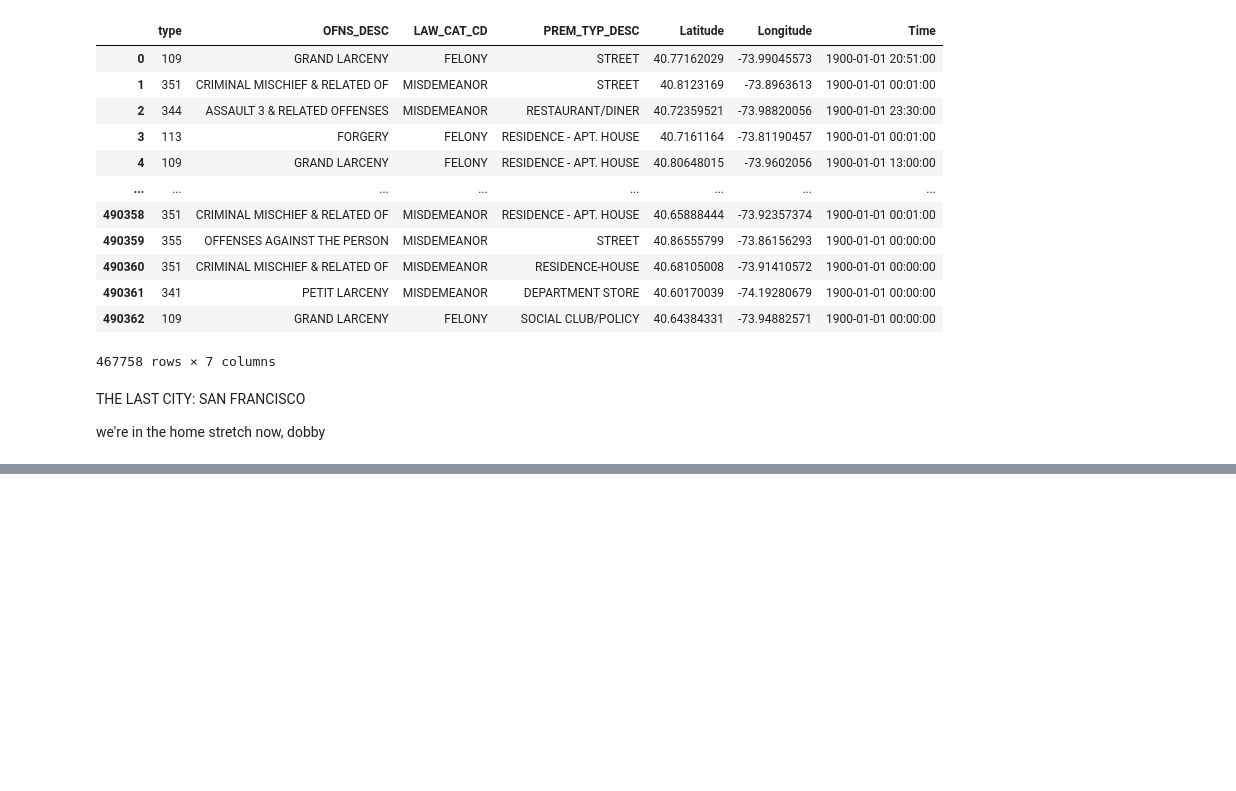
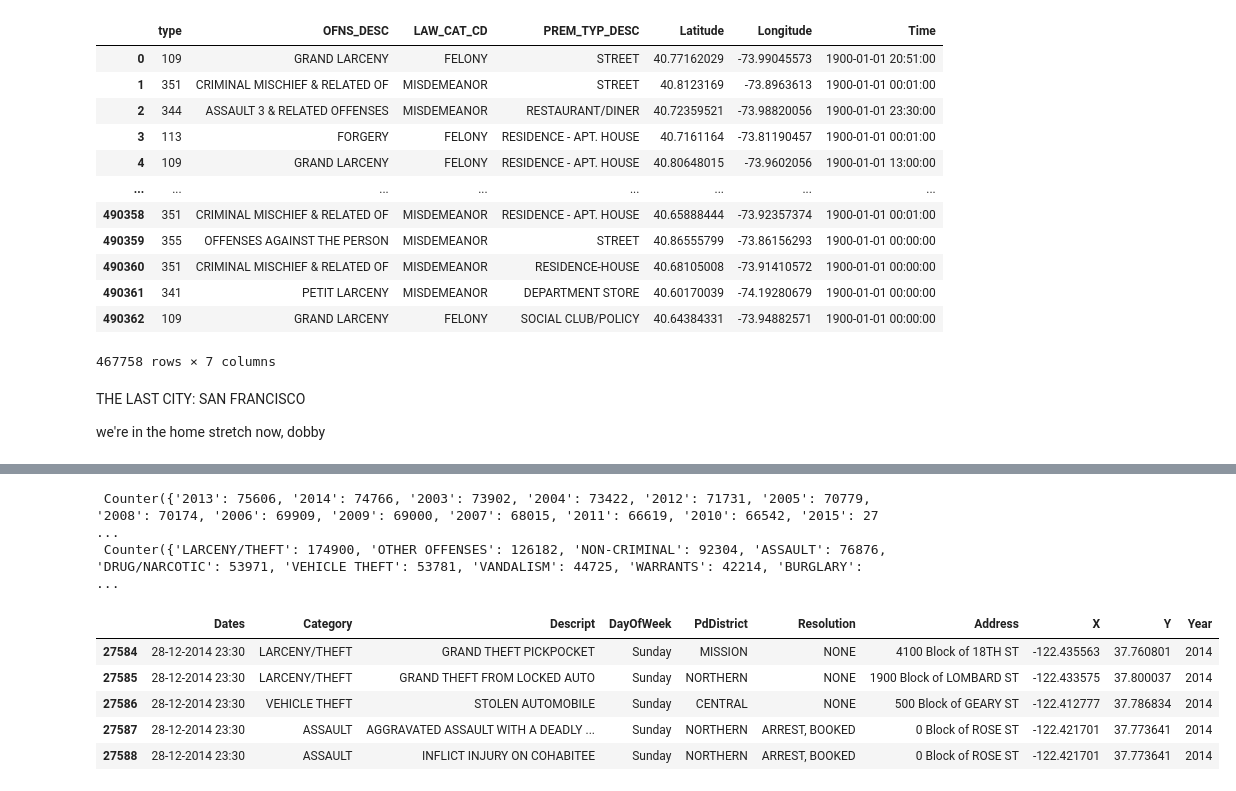
Before and after one commit to codermal7/nikolaj, a Jupyter notebook: cleaning experiemental notebook.ipynb, the cells around one changed output, grey strips where cells are left out. Saved outputs shown, nothing was run; the diff lists cells and outputs as text; code cells hidden in the pictures; blank space fills up the shorter version.

```diff
--- a/cleaning experiemental notebook.ipynb
+++ b/cleaning experiemental notebook.ipynb
@@ -327,3 +327,6 @@ f.close()
 THE LAST CITY: SAN FRANCISCO
 
 we're in the home stretch now, dobby
+# %%
+df = pd.read_csv('datasets/San FranciscoRAW.csv')
+df.head()
@@ -329,0 +340,18 @@ we're in the home stretch now, dobby
+# %%
+freq1 = Counter([i[6:10] for i in df['Dates']])
+freq2 = Counter(df['Category'])
+print('', freq1, '\n', freq2)
+# %% [output]
+ Counter({'2013': 75606, '2014': 74766, '2003': 73902, '2004': 73422, '2012': 71731, '2005': 70779, '2008': 70174, '2006': 69909, '2009': 69000, '2007': 68015, '2011': 66619, '2010': 66542, '2015': 27 ...
+ Counter({'LARCENY/THEFT': 174900, 'OTHER OFFENSES': 126182, 'NON-CRIMINAL': 92304, 'ASSAULT': 76876, 'DRUG/NARCOTIC': 53971, 'VEHICLE THEFT': 53781, 'VANDALISM': 44725, 'WARRANTS': 42214, 'BURGLARY': ...
+# %%
+df['Year'] = [i[6:10] for i in df['Dates']]
+yrdf = df.loc[(df['Year'] == '2013') | (df['Year'] == '2014')]
+yrdf.head()
+# %% [output]
+|  | Dates | Category | Descript | DayOfWeek | PdDistrict | Resolution | Address | X | Y | Year |
+| 27584 | 28-12-2014 23:30 | LARCENY/THEFT | GRAND THEFT PICKPOCKET | Sunday | MISSION | NONE | 4100 Block of 18TH ST | -122.435563 | 37.760801 | 2014 |
+| 27585 | 28-12-2014 23:30 | LARCENY/THEFT | GRAND THEFT FROM LOCKED AUTO | Sunday | NORTHERN | NONE | 1900 Block of LOMBARD ST | -122.433575 | 37.800037 | 2014 |
+| 27586 | 28-12-2014 23:30 | VEHICLE THEFT | STOLEN AUTOMOBILE | Sunday | CENTRAL | NONE | 500 Block of GEARY ST | -122.412777 | 37.786834 | 2014 |
+| 27587 | 28-12-2014 23:30 | ASSAULT | AGGRAVATED ASSAULT WITH A DEADLY ... | Sunday | NORTHERN | ARREST, BOOKED | 0 Block of ROSE ST | -122.421701 | 37.773641 | 2014 |
+| 27588 | 28-12-2014 23:30 | ASSAULT | INFLICT INJURY ON COHABITEE | Sunday | NORTHERN | ARREST, BOOKED | 0 Block of ROSE ST | -122.421701 | 37.773641 | 2014 |
```
Also changed, not shown: parts of 8 cells of this notebook, 2 other files.
